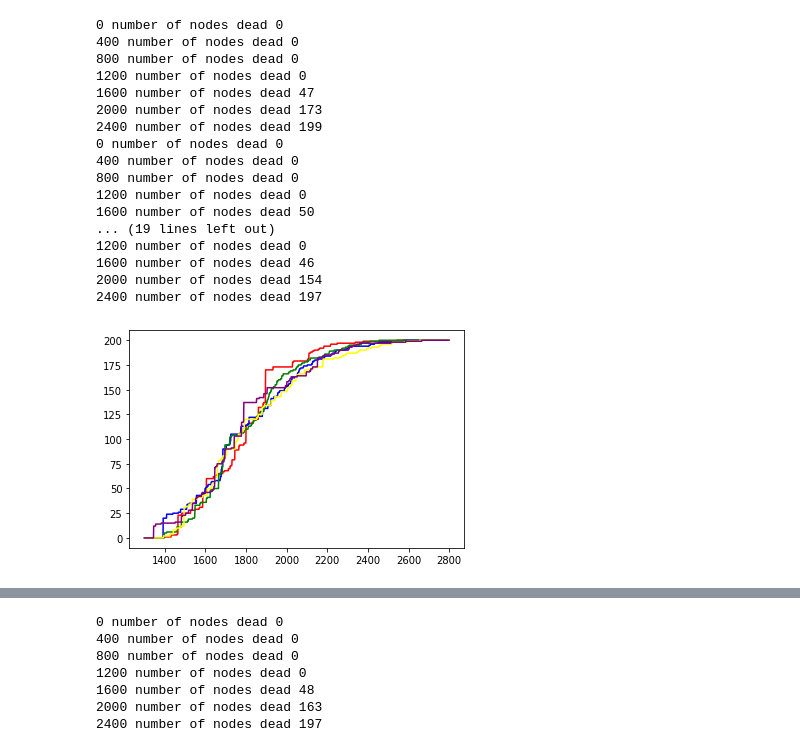
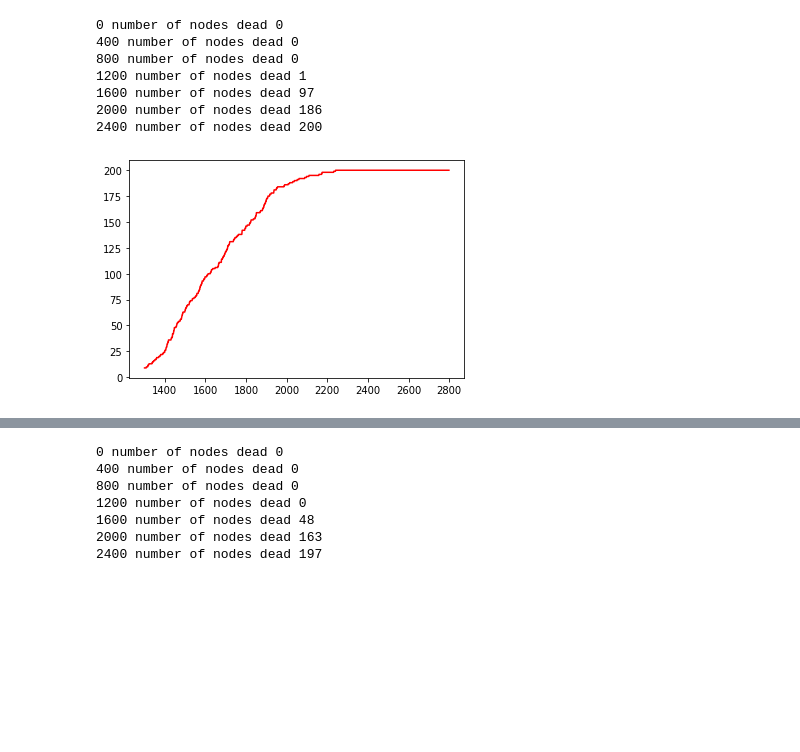
Before and after one commit to leo20021210/network_research, a Jupyter notebook: py_model/LEACH.ipynb, the cells around one changed output, grey strips where cells are left out. Saved outputs shown, nothing was run; the diff lists cells and outputs as text; code cells hidden in the pictures; blank space fills up the shorter version.

```diff
--- a/py_model/LEACH.ipynb
+++ b/py_model/LEACH.ipynb
@@ -126,6 +126,7 @@ class Node:
                     self.die = True
                 else:
                     self.energy -= (transmission + amplification + aggr)
+                self.cluster.bits = 0
         else:
             if self.cluster.head.die:
                 self.die = True
@@ -163,7 +164,7 @@ num_rounds = 2800
 random.seed(1)
 color = ['red', 'blue', 'green', 'yellow', 'purple']
 index = -1
-for k in [1, 1.25, 1.5, 2, 4]:
+for k in [1]:
     index += 1
     Nodes = [Node(Xs[i], Ys[i]) for i in range(num_nodes)]
     clusters = []
@@ -176,46 +177,41 @@ for k in [1, 1.25, 1.5, 2, 4]:
             print(i, "number of nodes dead", len(dead))
         num.append(len(dead))
         #print("energy", Nodes[0].energy)
         clusters = []
         for node in Nodes:
             node.elect(i, clusters)
         if len(clusters) == 0:
             #print(i, "PPPPPPPPPP", P, T(i))
             #P = 5/(num_nodes - len(dead) + 1)
             P *= k
             P = min(1, P)
             one_by_P = 1/P
             for j in range(num_nodes):
                 if j not in dead:
                     Nodes[j].direct()
                     if Nodes[j].die:
                         dead.append(j)
         else:
             for node in Nodes:
                 node.select(i, clusters)
             for j in range(num_nodes):
-                if j not in dead:
+                if j not in dead and not Nodes[j].cluster.is_head(Nodes[j]):
+                    Nodes[j].send()
+                    if Nodes[j].die:
+                        dead.append(j)
+            for j in range(num_nodes):
+                if j not in dead and Nodes[j].cluster.is_head(Nodes[j]):
                     Nodes[j].send()
                     if Nodes[j].die:
                         dead.append(j)
 
     plt.plot(range(num_rounds)[1300:], num[1300:], color = color[index])
 # %% [output]
 0 number of nodes dead 0
 400 number of nodes dead 0
 800 number of nodes dead 0
-1200 number of nodes dead 0
-1600 number of nodes dead 47
-2000 number of nodes dead 173
-2400 number of nodes dead 199
-0 number of nodes dead 0
-400 number of nodes dead 0
-800 number of nodes dead 0
-1200 number of nodes dead 0
-1600 number of nodes dead 50
-... (19 lines left out)
-1200 number of nodes dead 0
-1600 number of nodes dead 46
-2000 number of nodes dead 154
-2400 number of nodes dead 197
+1200 number of nodes dead 1
+1600 number of nodes dead 97
+2000 number of nodes dead 186
+2400 number of nodes dead 200
-[figure, old version]
+[figure, new version]
```
Also changed, not shown: parts of 2 cells of this notebook, 3 other files.
